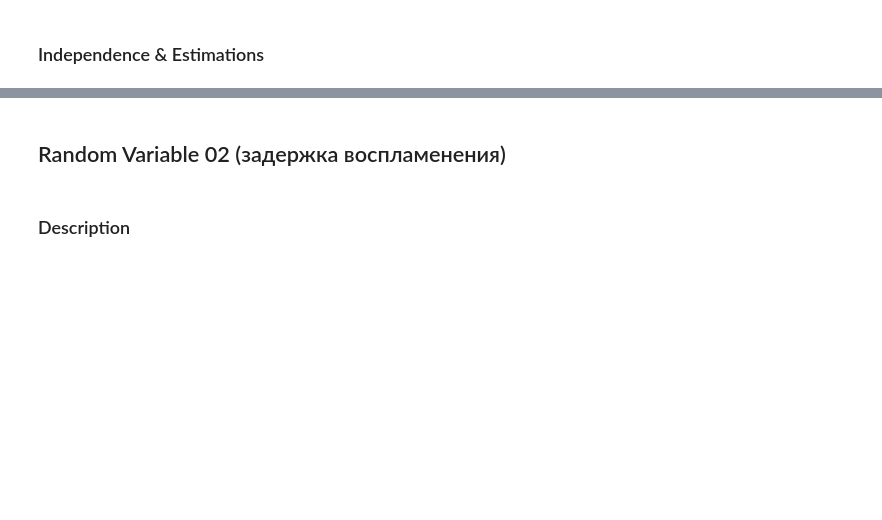
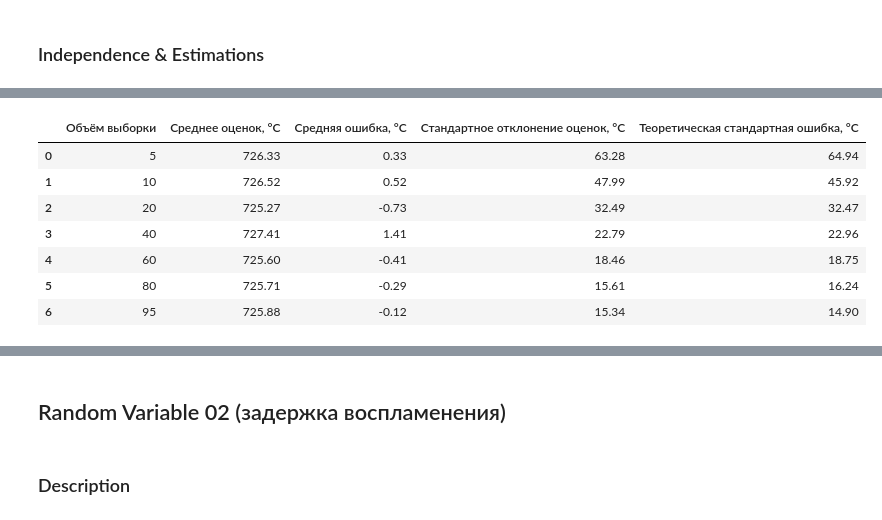
Before and after one commit to ekairaliev/AppStat-Lab01, a Jupyter notebook: AppStat_Lab01.ipynb, the cells around one changed output, grey strips where cells are left out. Cells and saved outputs as stored; diff of their text form; code cells hidden in the pictures; blank space fills up the shorter version.

```diff
--- a/AppStat_Lab01.ipynb
+++ b/AppStat_Lab01.ipynb
@@ -1349,0 +1567,37 @@ plt.show()
+# %%
+rng = np.random.default_rng(42)
+
+sample_sizes = [5, 10, 20, 40, 60, 80, 95]
+results = []
+
+for n in sample_sizes:
+    samples = rng.choice(
+        population,
+        size=(1000, n),
+        replace=True
+    )
+
+    means = samples.mean(axis=1)
+    estimation_errors = means - population_mean
+
+    results.append({
+        "Объём выборки": n,
+        "Среднее оценок, °C": means.mean(),
+        "Средняя ошибка, °C": estimation_errors.mean(),
+        "Стандартное отклонение оценок, °C": means.std(ddof=1),
+        "Теоретическая стандартная ошибка, °C":
+            population.std(ddof=0) / np.sqrt(n)
+    })
+
+mean_estimation = pd.DataFrame(results)
+
+display(mean_estimation.round(2))
+# %% [output]
+|  | Объём выборки | Среднее оценок, °C | Средняя ошибка, °C | Стандартное отклонение оценок, °C | Теоретическая стандартная ошибка, °C |
+| 0 | 5 | 726.33 | 0.33 | 63.28 | 64.94 |
+| 1 | 10 | 726.52 | 0.52 | 47.99 | 45.92 |
+| 2 | 20 | 725.27 | -0.73 | 32.49 | 32.47 |
+| 3 | 40 | 727.41 | 1.41 | 22.79 | 22.96 |
+| 4 | 60 | 725.60 | -0.41 | 18.46 | 18.75 |
+| 5 | 80 | 725.71 | -0.29 | 15.61 | 16.24 |
+| 6 | 95 | 725.88 | -0.12 | 15.34 | 14.90 |
```
Also changed, not shown: parts of 17 cells of this notebook.
